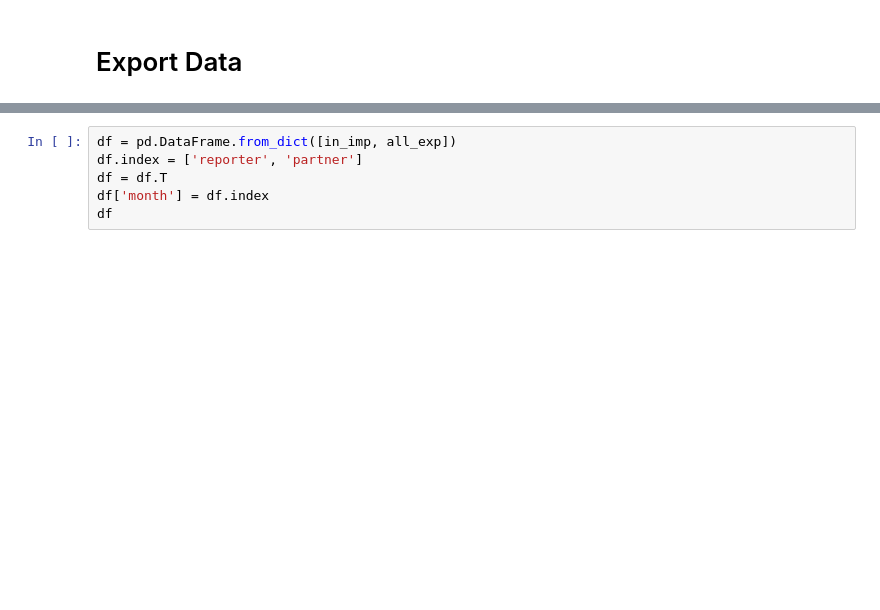
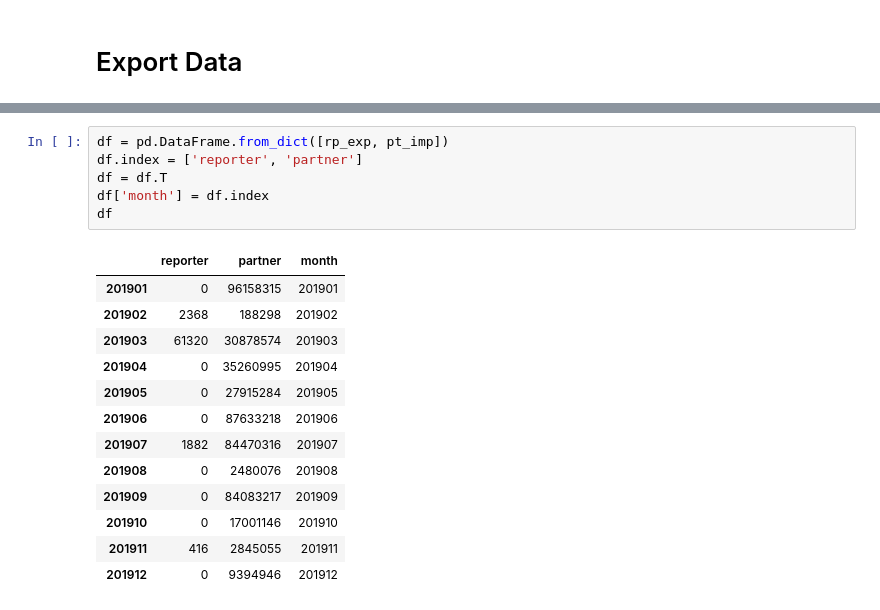
Before and after one commit to kmaneesh/tta, a Jupyter notebook: notebook/commodity/compare.ipynb, the cells around one changed output, grey strips where cells are left out. Cells and saved outputs as stored; diff of their text form; blank space fills up the shorter version.

```diff
--- a/notebook/commodity/compare.ipynb
+++ b/notebook/commodity/compare.ipynb
@@ -115,9 +123,23 @@ pt_imp = tta.api.get_month_data(partner, reporter, 1, period, cc)
 # %%
-df = pd.DataFrame.from_dict([in_imp, all_exp])
+df = pd.DataFrame.from_dict([rp_exp, pt_imp])
 df.index = ['reporter', 'partner']
 df = df.T
 df['month'] = df.index
 df
+# %% [output]
+|  | reporter | partner | month |
+| 201901 | 0 | 96158315 | 201901 |
+| 201902 | 2368 | 188298 | 201902 |
+| 201903 | 61320 | 30878574 | 201903 |
+| 201904 | 0 | 35260995 | 201904 |
+| 201905 | 0 | 27915284 | 201905 |
+| 201906 | 0 | 87633218 | 201906 |
+| 201907 | 1882 | 84470316 | 201907 |
+| 201908 | 0 | 2480076 | 201908 |
+| 201909 | 0 | 84083217 | 201909 |
+| 201910 | 0 | 17001146 | 201910 |
+| 201911 | 416 | 2845055 | 201911 |
+| 201912 | 0 | 9394946 | 201912 |
 # %%
 df.plot(kind='bar', y=['reporter','partner'], x='month')
 plt.show()
```
Also changed, not shown: parts of 2 cells of this notebook.
